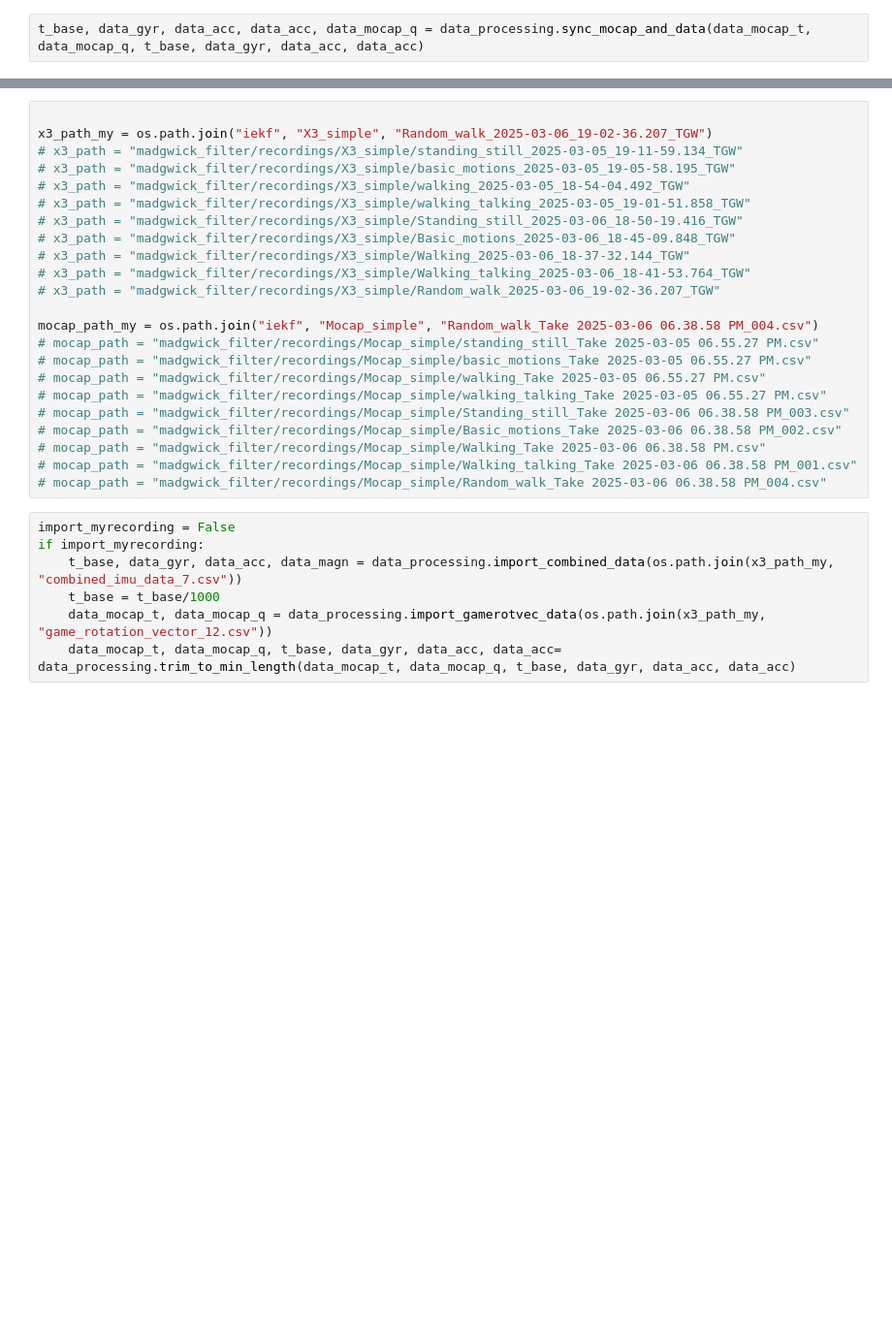
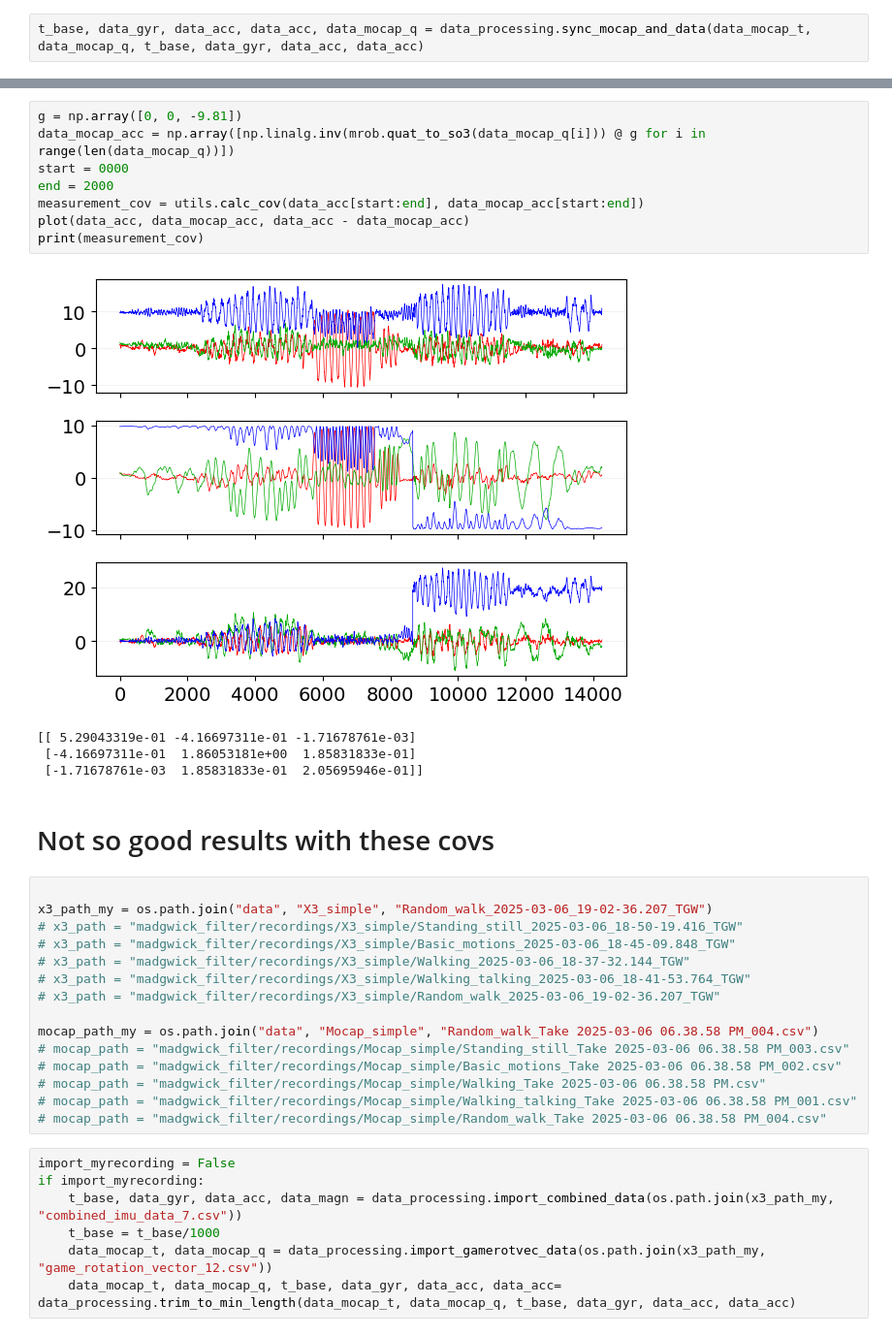
Before and after one commit to Alpgirl/Filters-for-IMU-Attitude-Estimation, a Jupyter notebook: iekf/iekf_tum.ipynb, the cells around one changed output, grey strips where cells are left out. Shown at 97% size. Drawn from its saved outputs; the diff is of its cells as text; blank space fills up the shorter version.

```diff
--- a/iekf/iekf_tum.ipynb
+++ b/iekf/iekf_tum.ipynb
@@ -27,21 +40,28 @@ t_base, data_gyr, data_acc, data_acc, data_mocap_q = data_processing.sync_mocap_
+# %%
+g = np.array([0, 0, -9.81])
+data_mocap_acc = np.array([np.linalg.inv(mrob.quat_to_so3(data_mocap_q[i])) @ g for i in range(len(data_mocap_q))])
+start = 0000
+end = 2000
+measurement_cov = utils.calc_cov(data_acc[start:end], data_mocap_acc[start:end])
+plot(data_acc, data_mocap_acc, data_acc - data_mocap_acc)
+print(measurement_cov)
+# %% [output]
+[figure, added]
+[[ 5.29043319e-01 -4.16697311e-01 -1.71678761e-03]
+ [-4.16697311e-01  1.86053181e+00  1.85831833e-01]
+ [-1.71678761e-03  1.85831833e-01  2.05695946e-01]]
+# %% [markdown]
+# Not so good results with these covs
 # %%
 
-x3_path_my = os.path.join("iekf", "X3_simple", "Random_walk_2025-03-06_19-02-36.207_TGW")
-# x3_path = "madgwick_filter/recordings/X3_simple/standing_still_2025-03-05_19-11-59.134_TGW"
-# x3_path = "madgwick_filter/recordings/X3_simple/basic_motions_2025-03-05_19-05-58.195_TGW"
-# x3_path = "madgwick_filter/recordings/X3_simple/walking_2025-03-05_18-54-04.492_TGW"
-# x3_path = "madgwick_filter/recordings/X3_simple/walking_talking_2025-03-05_19-01-51.858_TGW"
+x3_path_my = os.path.join("data", "X3_simple", "Random_walk_2025-03-06_19-02-36.207_TGW")
 # x3_path = "madgwick_filter/recordings/X3_simple/Standing_still_2025-03-06_18-50-19.416_TGW"
 # x3_path = "madgwick_filter/recordings/X3_simple/Basic_motions_2025-03-06_18-45-09.848_TGW"
 # x3_path = "madgwick_filter/recordings/X3_simple/Walking_2025-03-06_18-37-32.144_TGW"
 # x3_path = "madgwick_filter/recordings/X3_simple/Walking_talking_2025-03-06_18-41-53.764_TGW"
 # x3_path = "madgwick_filter/recordings/X3_simple/Random_walk_2025-03-06_19-02-36.207_TGW"
 
-mocap_path_my = os.path.join("iekf", "Mocap_simple", "Random_walk_Take 2025-03-06 06.38.58 PM_004.csv")
-# mocap_path = "madgwick_filter/recordings/Mocap_simple/standing_still_Take 2025-03-05 06.55.27 PM.csv"
-# mocap_path = "madgwick_filter/recordings/Mocap_simple/basic_motions_Take 2025-03-05 06.55.27 PM.csv"
-# mocap_path = "madgwick_filter/recordings/Mocap_simple/walking_Take 2025-03-05 06.55.27 PM.csv"
-# mocap_path = "madgwick_filter/recordings/Mocap_simple/walking_talking_Take 2025-03-05 06.55.27 PM.csv"
+mocap_path_my = os.path.join("data", "Mocap_simple", "Random_walk_Take 2025-03-06 06.38.58 PM_004.csv")
 # mocap_path = "madgwick_filter/recordings/Mocap_simple/Standing_still_Take 2025-03-06 06.38.58 PM_003.csv"
 # mocap_path = "madgwick_filter/recordings/Mocap_simple/Basic_motions_Take 2025-03-06 06.38.58 PM_002.csv"
 # mocap_path = "madgwick_filter/recordings/Mocap_simple/Walking_Take 2025-03-06 06.38.58 PM.csv"
```
Also changed, not shown: parts of 8 cells of this notebook, 1 other file.
